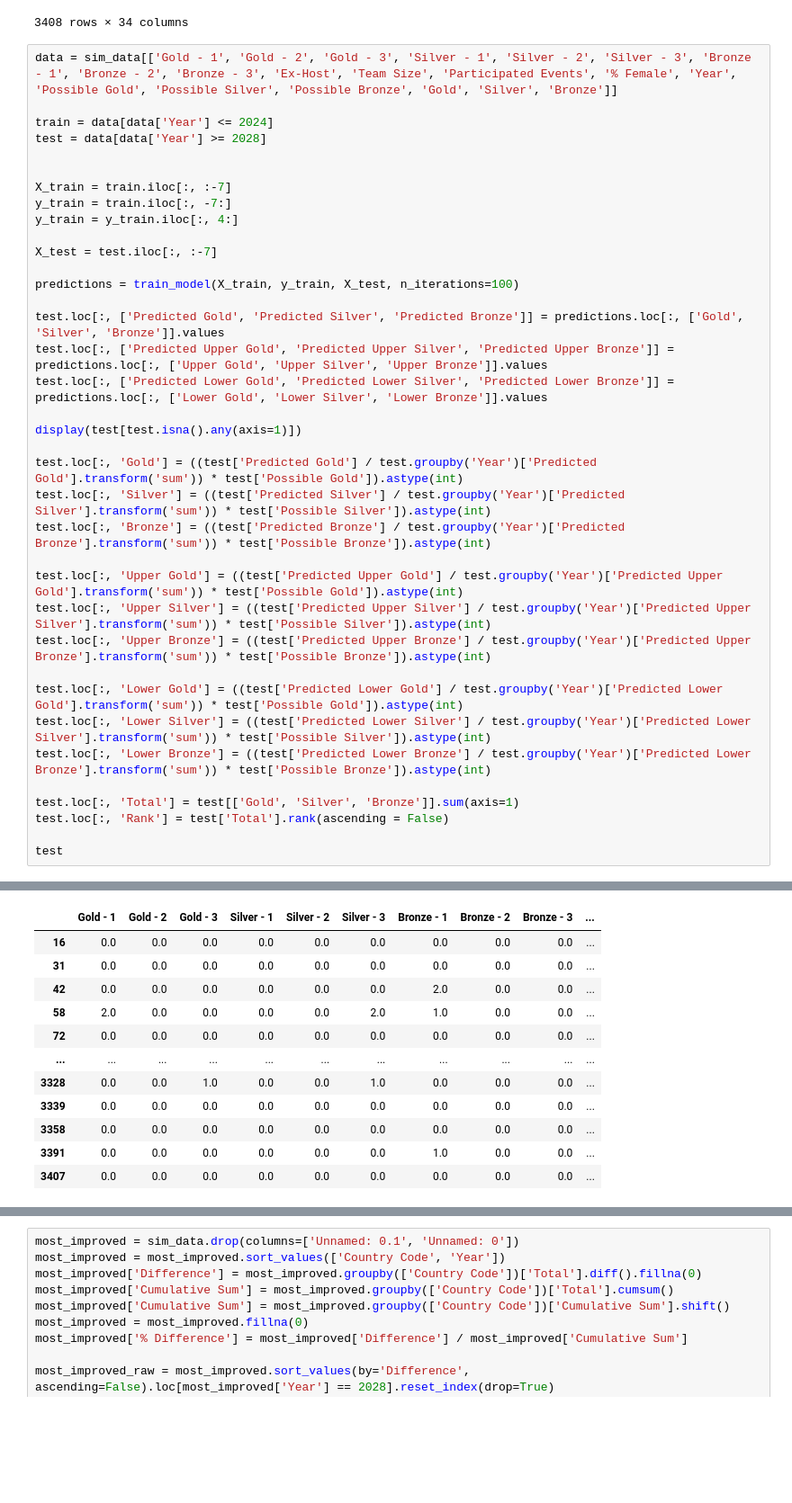
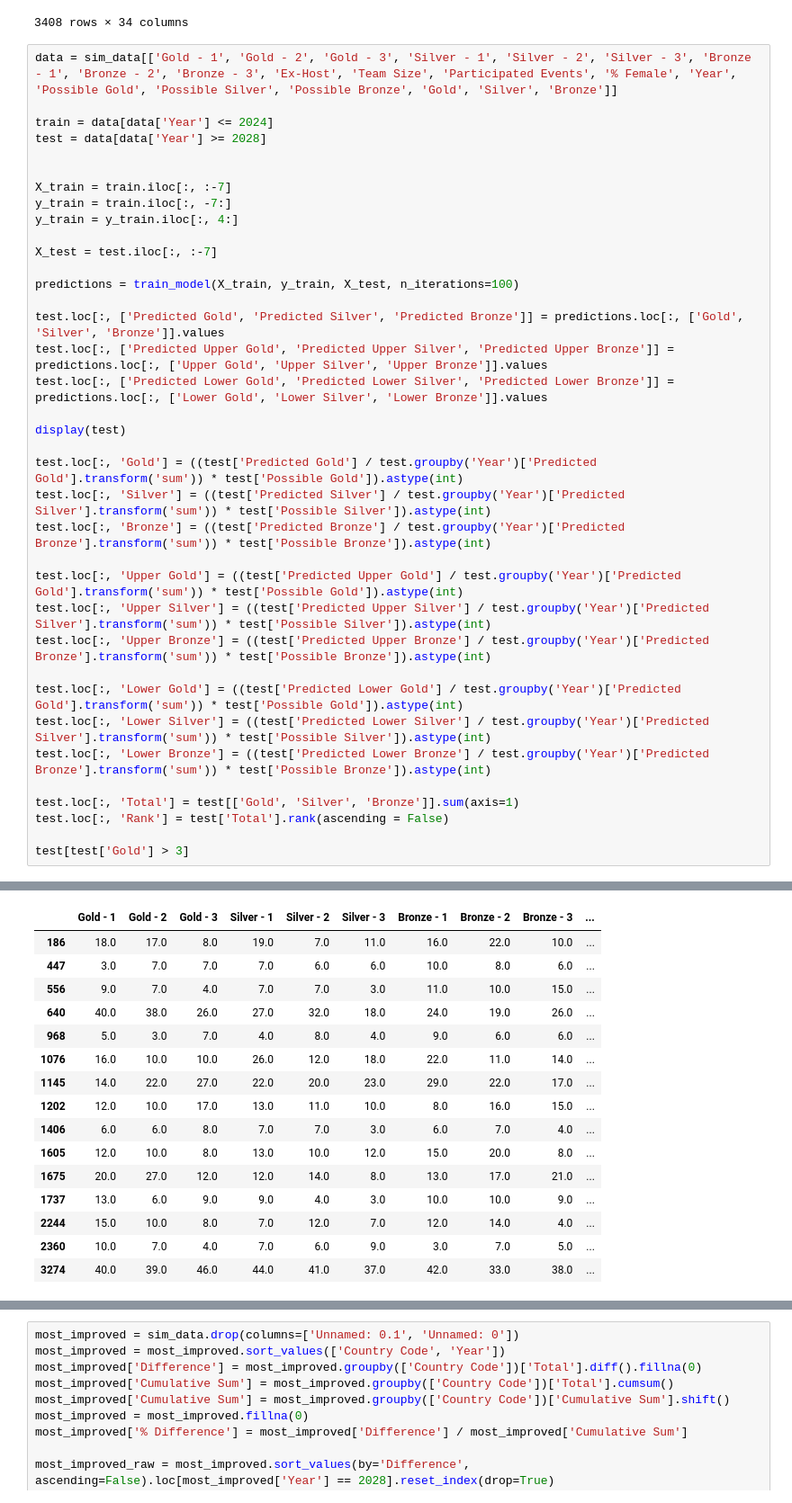
Before and after one commit to johngerving/mcm-2025, a Jupyter notebook: xgboost.ipynb, the cells around one changed output, grey strips where cells are left out. Shown at 90% size. Drawn from its saved outputs; the diff is of its cells as text; blank space fills up the shorter version.

```diff
--- a/xgboost.ipynb
+++ b/xgboost.ipynb
@@ -270,23 +270,23 @@ test.loc[:, ['Predicted Gold', 'Predicted Silver', 'Predicted Bronze']] = predic
 test.loc[:, ['Predicted Upper Gold', 'Predicted Upper Silver', 'Predicted Upper Bronze']] = predictions.loc[:, ['Upper Gold', 'Upper Silver', 'Upper Bronze']].values
 test.loc[:, ['Predicted Lower Gold', 'Predicted Lower Silver', 'Predicted Lower Bronze']] = predictions.loc[:, ['Lower Gold', 'Lower Silver', 'Lower Bronze']].values
 
-display(test[test.isna().any(axis=1)])
+display(test)
 
 test.loc[:, 'Gold'] = ((test['Predicted Gold'] / test.groupby('Year')['Predicted Gold'].transform('sum')) * test['Possible Gold']).astype(int)
 test.loc[:, 'Silver'] = ((test['Predicted Silver'] / test.groupby('Year')['Predicted Silver'].transform('sum')) * test['Possible Silver']).astype(int)
 test.loc[:, 'Bronze'] = ((test['Predicted Bronze'] / test.groupby('Year')['Predicted Bronze'].transform('sum')) * test['Possible Bronze']).astype(int)
 
-test.loc[:, 'Upper Gold'] = ((test['Predicted Upper Gold'] / test.groupby('Year')['Predicted Upper Gold'].transform('sum')) * test['Possible Gold']).astype(int)
-test.loc[:, 'Upper Silver'] = ((test['Predicted Upper Silver'] / test.groupby('Year')['Predicted Upper Silver'].transform('sum')) * test['Possible Silver']).astype(int)
-test.loc[:, 'Upper Bronze'] = ((test['Predicted Upper Bronze'] / test.groupby('Year')['Predicted Upper Bronze'].transform('sum')) * test['Possible Bronze']).astype(int)
+test.loc[:, 'Upper Gold'] = ((test['Predicted Upper Gold'] / test.groupby('Year')['Predicted Gold'].transform('sum')) * test['Possible Gold']).astype(int)
+test.loc[:, 'Upper Silver'] = ((test['Predicted Upper Silver'] / test.groupby('Year')['Predicted Silver'].transform('sum')) * test['Possible Silver']).astype(int)
+test.loc[:, 'Upper Bronze'] = ((test['Predicted Upper Bronze'] / test.groupby('Year')['Predicted Bronze'].transform('sum')) * test['Possible Bronze']).astype(int)
 
-test.loc[:, 'Lower Gold'] = ((test['Predicted Lower Gold'] / test.groupby('Year')['Predicted Lower Gold'].transform('sum')) * test['Possible Gold']).astype(int)
-test.loc[:, 'Lower Silver'] = ((test['Predicted Lower Silver'] / test.groupby('Year')['Predicted Lower Silver'].transform('sum')) * test['Possible Silver']).astype(int)
-test.loc[:, 'Lower Bronze'] = ((test['Predicted Lower Bronze'] / test.groupby('Year')['Predicted Lower Bronze'].transform('sum')) * test['Possible Bronze']).astype(int)
+test.loc[:, 'Lower Gold'] = ((test['Predicted Lower Gold'] / test.groupby('Year')['Predicted Gold'].transform('sum')) * test['Possible Gold']).astype(int)
+test.loc[:, 'Lower Silver'] = ((test['Predicted Lower Silver'] / test.groupby('Year')['Predicted Silver'].transform('sum')) * test['Possible Silver']).astype(int)
+test.loc[:, 'Lower Bronze'] = ((test['Predicted Lower Bronze'] / test.groupby('Year')['Predicted Bronze'].transform('sum')) * test['Possible Bronze']).astype(int)
 
 test.loc[:, 'Total'] = test[['Gold', 'Silver', 'Bronze']].sum(axis=1)
 test.loc[:, 'Rank'] = test['Total'].rank(ascending = False)
 
-test
+test[test['Gold'] > 3]
 # %% [output]
 |  | Gold - 1 | Gold - 2 | Gold - 3 | Silver - 1 | Silver - 2 | Silver - 3 | Bronze - 1 | Bronze - 2 | Bronze - 3 | ... |
@@ -310,12 +322,16 @@ See the caveats in the documentation: https://pandas.pydata.org/pandas-docs/stab
 |  | Gold - 1 | Gold - 2 | Gold - 3 | Silver - 1 | Silver - 2 | Silver - 3 | Bronze - 1 | Bronze - 2 | Bronze - 3 | ... |
-| 16 | 0.0 | 0.0 | 0.0 | 0.0 | 0.0 | 0.0 | 0.0 | 0.0 | 0.0 | ... |
-| 31 | 0.0 | 0.0 | 0.0 | 0.0 | 0.0 | 0.0 | 0.0 | 0.0 | 0.0 | ... |
-| 42 | 0.0 | 0.0 | 0.0 | 0.0 | 0.0 | 0.0 | 2.0 | 0.0 | 0.0 | ... |
-| 58 | 2.0 | 0.0 | 0.0 | 0.0 | 0.0 | 2.0 | 1.0 | 0.0 | 0.0 | ... |
-| 72 | 0.0 | 0.0 | 0.0 | 0.0 | 0.0 | 0.0 | 0.0 | 0.0 | 0.0 | ... |
-| ... | ... | ... | ... | ... | ... | ... | ... | ... | ... | ... |
-| 3328 | 0.0 | 0.0 | 1.0 | 0.0 | 0.0 | 1.0 | 0.0 | 0.0 | 0.0 | ... |
-| 3339 | 0.0 | 0.0 | 0.0 | 0.0 | 0.0 | 0.0 | 0.0 | 0.0 | 0.0 | ... |
-| 3358 | 0.0 | 0.0 | 0.0 | 0.0 | 0.0 | 0.0 | 0.0 | 0.0 | 0.0 | ... |
-| 3391 | 0.0 | 0.0 | 0.0 | 0.0 | 0.0 | 0.0 | 1.0 | 0.0 | 0.0 | ... |
-| 3407 | 0.0 | 0.0 | 0.0 | 0.0 | 0.0 | 0.0 | 0.0 | 0.0 | 0.0 | ... |
+| 186 | 18.0 | 17.0 | 8.0 | 19.0 | 7.0 | 11.0 | 16.0 | 22.0 | 10.0 | ... |
+| 447 | 3.0 | 7.0 | 7.0 | 7.0 | 6.0 | 6.0 | 10.0 | 8.0 | 6.0 | ... |
+| 556 | 9.0 | 7.0 | 4.0 | 7.0 | 7.0 | 3.0 | 11.0 | 10.0 | 15.0 | ... |
+| 640 | 40.0 | 38.0 | 26.0 | 27.0 | 32.0 | 18.0 | 24.0 | 19.0 | 26.0 | ... |
+| 968 | 5.0 | 3.0 | 7.0 | 4.0 | 8.0 | 4.0 | 9.0 | 6.0 | 6.0 | ... |
+| 1076 | 16.0 | 10.0 | 10.0 | 26.0 | 12.0 | 18.0 | 22.0 | 11.0 | 14.0 | ... |
+| 1145 | 14.0 | 22.0 | 27.0 | 22.0 | 20.0 | 23.0 | 29.0 | 22.0 | 17.0 | ... |
+| 1202 | 12.0 | 10.0 | 17.0 | 13.0 | 11.0 | 10.0 | 8.0 | 16.0 | 15.0 | ... |
+| 1406 | 6.0 | 6.0 | 8.0 | 7.0 | 7.0 | 3.0 | 6.0 | 7.0 | 4.0 | ... |
+| 1605 | 12.0 | 10.0 | 8.0 | 13.0 | 10.0 | 12.0 | 15.0 | 20.0 | 8.0 | ... |
+| 1675 | 20.0 | 27.0 | 12.0 | 12.0 | 14.0 | 8.0 | 13.0 | 17.0 | 21.0 | ... |
+| 1737 | 13.0 | 6.0 | 9.0 | 9.0 | 4.0 | 3.0 | 10.0 | 10.0 | 9.0 | ... |
+| 2244 | 15.0 | 10.0 | 8.0 | 7.0 | 12.0 | 7.0 | 12.0 | 14.0 | 4.0 | ... |
+| 2360 | 10.0 | 7.0 | 4.0 | 7.0 | 6.0 | 9.0 | 3.0 | 7.0 | 5.0 | ... |
+| 3274 | 40.0 | 39.0 | 46.0 | 44.0 | 41.0 | 37.0 | 42.0 | 33.0 | 38.0 | ... |
```
Also changed, not shown: parts of 8 cells of this notebook, 1 other file.
